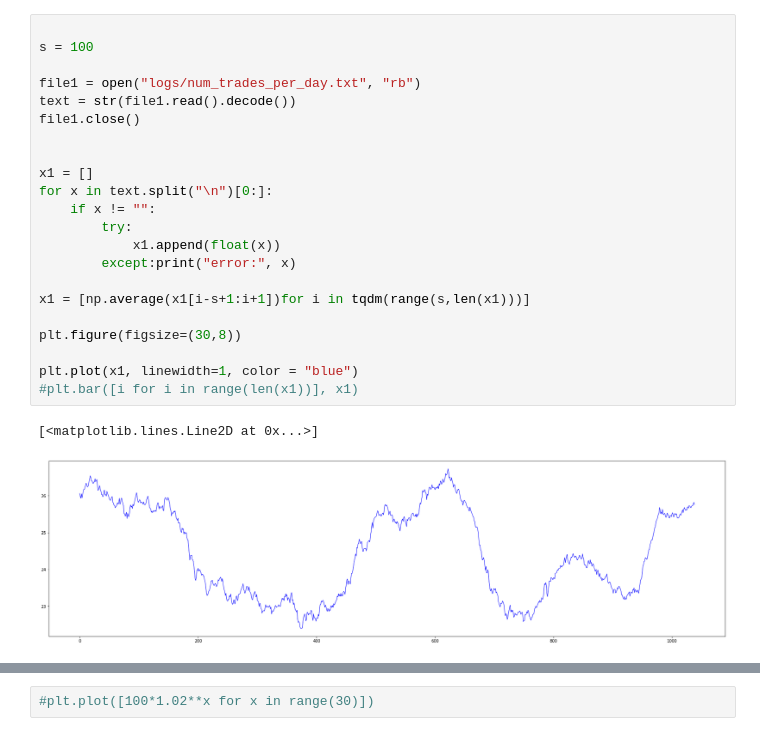
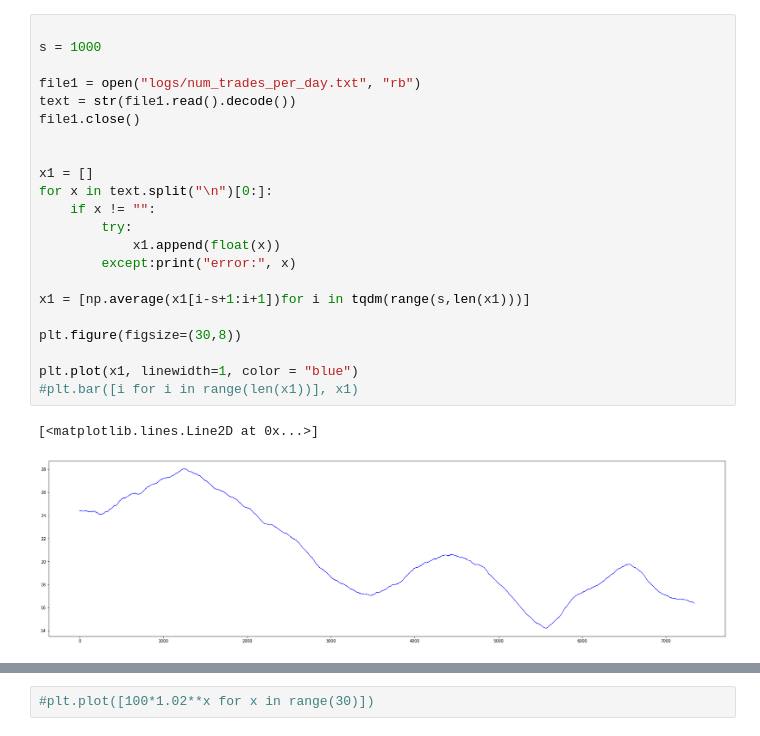
Before and after one commit to dercodeKoenig/trc-project, a Jupyter notebook: tx_1_large/visualization.ipynb, the cells around one changed output, grey strips where cells are left out. Cells and saved outputs as stored; diff of their text form.

```diff
--- a/tx_1_large/visualization.ipynb
+++ b/tx_1_large/visualization.ipynb
@@ -47,28 +47,28 @@ plt.show()
 # %%
 
-s = 100
+s = 1000
 
 file1 = open("logs/num_trades_per_day.txt", "rb")
 text = str(file1.read().decode())
 file1.close()
 
 
 x1 = []
 for x in text.split("\n")[0:]:
     if x != "":
         try:
             x1.append(float(x))
         except:print("error:", x)
 
 x1 = [np.average(x1[i-s+1:i+1])for i in tqdm(range(s,len(x1)))]
 
 plt.figure(figsize=(30,8))
 
 plt.plot(x1, linewidth=1, color = "blue")
 #plt.bar([i for i in range(len(x1))], x1)
 # %% [output]
 [<matplotlib.lines.Line2D at 0x...>]
-[figure, old version]
+[figure, new version]
 # %%
 
 file1 = open("logs/rewards_log.txt")
```
Also changed, not shown: parts of 3 cells of this notebook, 7 other files.
